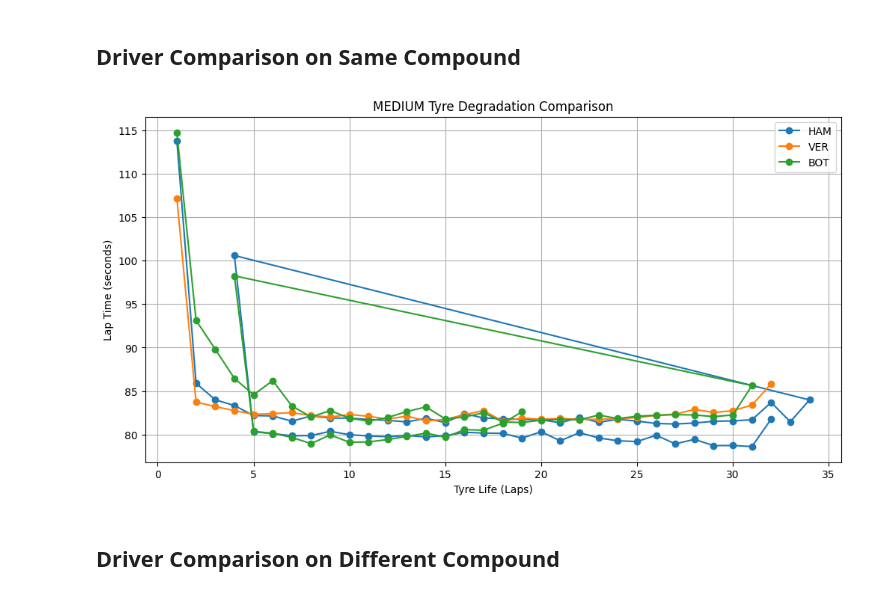
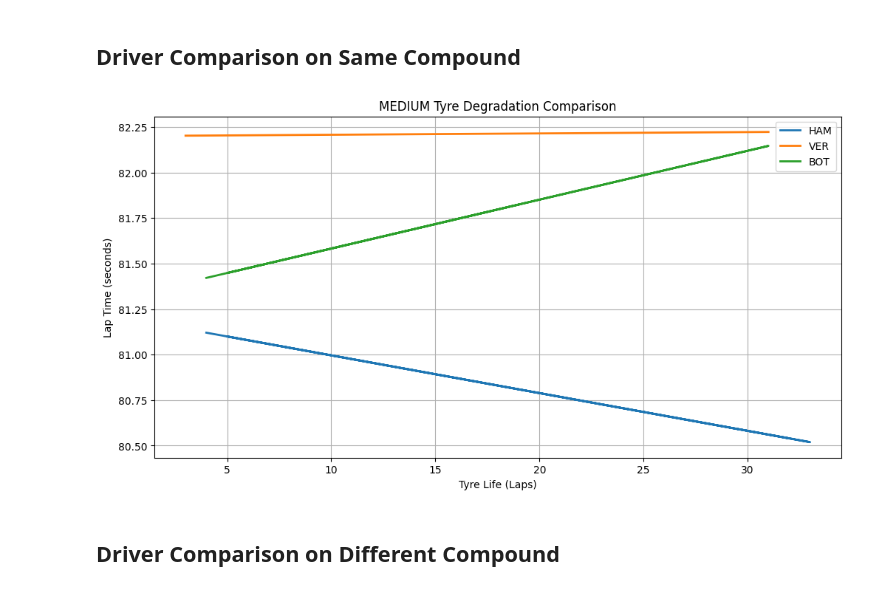
Before and after one commit to NihaalNO/TyreWearWiz, a Jupyter notebook: Multi-drivers/hungary/2020.ipynb, the cells around one changed output. Saved outputs shown, nothing was run; the diff lists cells and outputs as text; code cells hidden in the pictures.

```diff
--- a/Multi-drivers/hungary/2020.ipynb
+++ b/Multi-drivers/hungary/2020.ipynb
@@ -58,32 +58,65 @@ laps.head()
 # %%
 results = session.results
 
 results = results.head(3)
 drivers = results['Abbreviation']
-compound = 'MEDIUM'
 
-plt.figure(figsize=(12,6))
+# Get compounds used by each driver
+driver_compounds = {
+    drv: set(laps[laps['Driver'] == drv]['Compound'].unique())
+    for drv in drivers
+}
+
+# Find intersection (common compounds)
+common_compounds = set.intersection(*driver_compounds.values())
+
+# Pick one (e.g., most frequent among common ones)
+if common_compounds:
+    compound_counts = laps[laps['Compound'].isin(common_compounds)]['Compound'].value_counts()
+    compound = compound_counts.idxmax()
+else:
+    print("⚠️ No common compound found among top 3 drivers")
+    compound = None
+
+plt.figure(figsize=(12, 6))
 
 for drv in drivers:
     data = laps[
         (laps['Driver'] == drv) &
         (laps['Compound'] == compound)
-    ]
+    ].copy()
+
+    # 🔧 Step 1: Clean data
+    data = data.dropna(subset=['TyreLife', 'LapTimeSeconds'])
+    data = data[data['TyreLife'] > 1]
+    data = data[data['LapTimeSeconds'] < data['LapTimeSeconds'].quantile(0.95)]
+
+    if data.empty:
+        print(f"⚠️ Skipping {drv} (no data)")
+        continue
+
+    if len(data) < 3:
+        continue
+
+    z = np.polyfit(data['TyreLife'], data['LapTimeSeconds'], 1)
+    p = np.poly1d(z)
+
     plt.plot(
         data['TyreLife'],
-        data['LapTimeSeconds'],
-        marker='o',
-        label=drv
+        p(data['TyreLife']),
+        label=drv,
+        linewidth=2
     )
 
 plt.title(f"{compound} Tyre Degradation Comparison")
 plt.xlabel("Tyre Life (Laps)")
 plt.ylabel("Lap Time (seconds)")
 plt.legend()
 plt.grid(True)
+
 plt.show()
 # %% [output]
-[figure, old version]
+[figure, new version]
 # %% [markdown]
 ## Driver Comparison on Different Compound
 # %%
```
Also changed, not shown: parts of 2 cells of this notebook, 38 other files.
